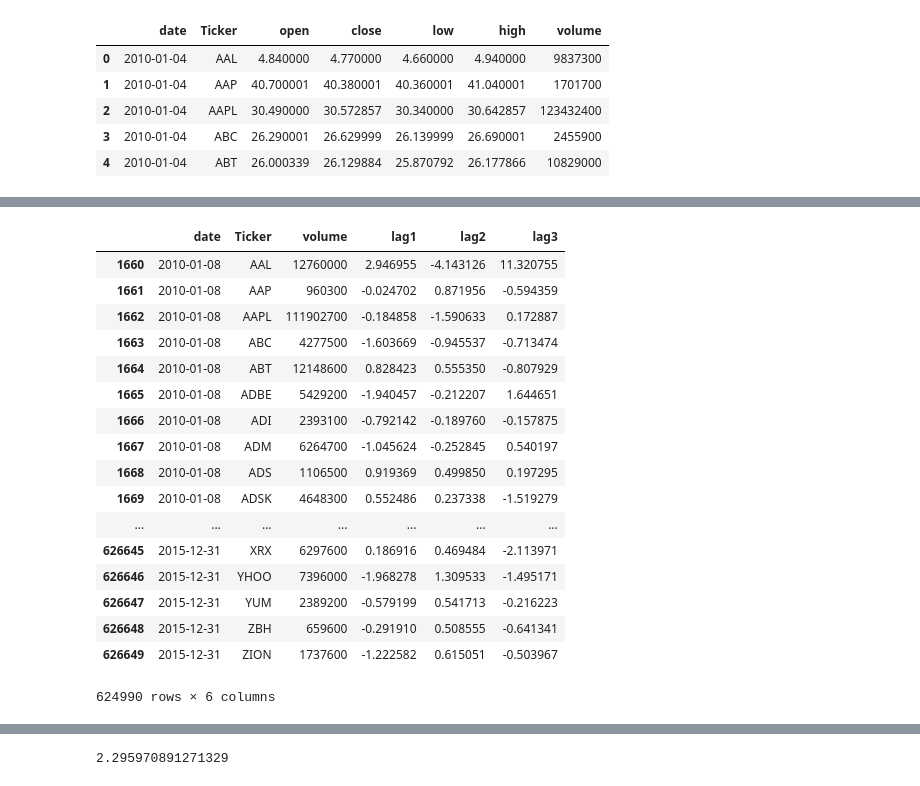
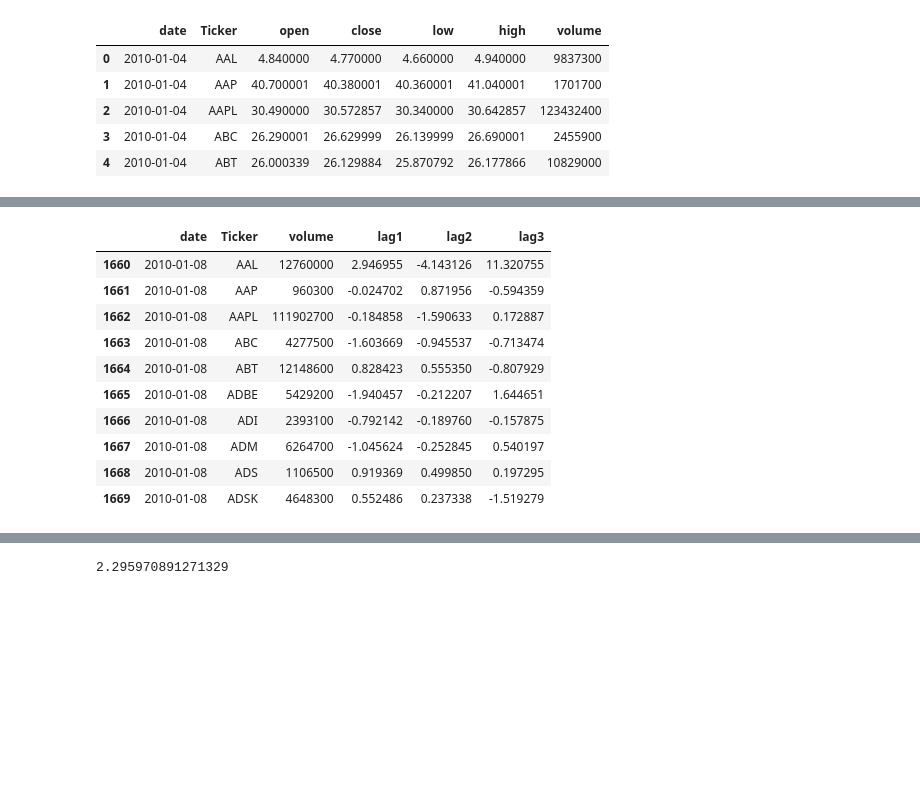
Before and after one commit to meenmo/Forecasting_Stock_Returns_via_Supervised_Learning, a Jupyter notebook: Code/DT.ipynb, the cells around one changed output, grey strips where cells are left out. Saved outputs shown, nothing was run; the diff lists cells and outputs as text; code cells hidden in the pictures; blank space fills up the shorter version.

```diff
--- a/Code/DT.ipynb
+++ b/Code/DT.ipynb
@@ -100,23 +83,16 @@ See the caveats in the documentation: http://pandas.pydata.org/pandas-docs/stabl
-# %%
-display(X_train)
-# %% [output]
-|  | date | Ticker | volume | lag1 | lag2 | lag3 |
-| 1660 | 2010-01-08 | AAL | 12760000 | 2.946955 | -4.143126 | 11.320755 |
-| 1661 | 2010-01-08 | AAP | 960300 | -0.024702 | 0.871956 | -0.594359 |
-| 1662 | 2010-01-08 | AAPL | 111902700 | -0.184858 | -1.590633 | 0.172887 |
-| 1663 | 2010-01-08 | ABC | 4277500 | -1.603669 | -0.945537 | -0.713474 |
-| 1664 | 2010-01-08 | ABT | 12148600 | 0.828423 | 0.555350 | -0.807929 |
-| 1665 | 2010-01-08 | ADBE | 5429200 | -1.940457 | -0.212207 | 1.644651 |
-| 1666 | 2010-01-08 | ADI | 2393100 | -0.792142 | -0.189760 | -0.157875 |
-| 1667 | 2010-01-08 | ADM | 6264700 | -1.045624 | -0.252845 | 0.540197 |
-| 1668 | 2010-01-08 | ADS | 1106500 | 0.919369 | 0.499850 | 0.197295 |
-| 1669 | 2010-01-08 | ADSK | 4648300 | 0.552486 | 0.237338 | -1.519279 |
-| ... | ... | ... | ... | ... | ... | ... |
-| 626645 | 2015-12-31 | XRX | 6297600 | 0.186916 | 0.469484 | -2.113971 |
-| 626646 | 2015-12-31 | YHOO | 7396000 | -1.968278 | 1.309533 | -1.495171 |
-| 626647 | 2015-12-31 | YUM | 2389200 | -0.579199 | 0.541713 | -0.216223 |
-| 626648 | 2015-12-31 | ZBH | 659600 | -0.291910 | 0.508555 | -0.641341 |
-| 626649 | 2015-12-31 | ZION | 1737600 | -1.222582 | 0.615051 | -0.503967 |
-624990 rows × 6 columns
+# %%
+X_train.head(10)
+# %% [output]
+|  | date | Ticker | volume | lag1 | lag2 | lag3 |
+| 1660 | 2010-01-08 | AAL | 12760000 | 2.946955 | -4.143126 | 11.320755 |
+| 1661 | 2010-01-08 | AAP | 960300 | -0.024702 | 0.871956 | -0.594359 |
+| 1662 | 2010-01-08 | AAPL | 111902700 | -0.184858 | -1.590633 | 0.172887 |
+| 1663 | 2010-01-08 | ABC | 4277500 | -1.603669 | -0.945537 | -0.713474 |
+| 1664 | 2010-01-08 | ABT | 12148600 | 0.828423 | 0.555350 | -0.807929 |
+| 1665 | 2010-01-08 | ADBE | 5429200 | -1.940457 | -0.212207 | 1.644651 |
+| 1666 | 2010-01-08 | ADI | 2393100 | -0.792142 | -0.189760 | -0.157875 |
+| 1667 | 2010-01-08 | ADM | 6264700 | -1.045624 | -0.252845 | 0.540197 |
+| 1668 | 2010-01-08 | ADS | 1106500 | 0.919369 | 0.499850 | 0.197295 |
+| 1669 | 2010-01-08 | ADSK | 4648300 | 0.552486 | 0.237338 | -1.519279 |
 # %%
 # loop through stock data here for additional features [MAY BE PICK ONLY 100/400 stocks???]
```
Also changed, not shown: parts of 5 cells of this notebook.
